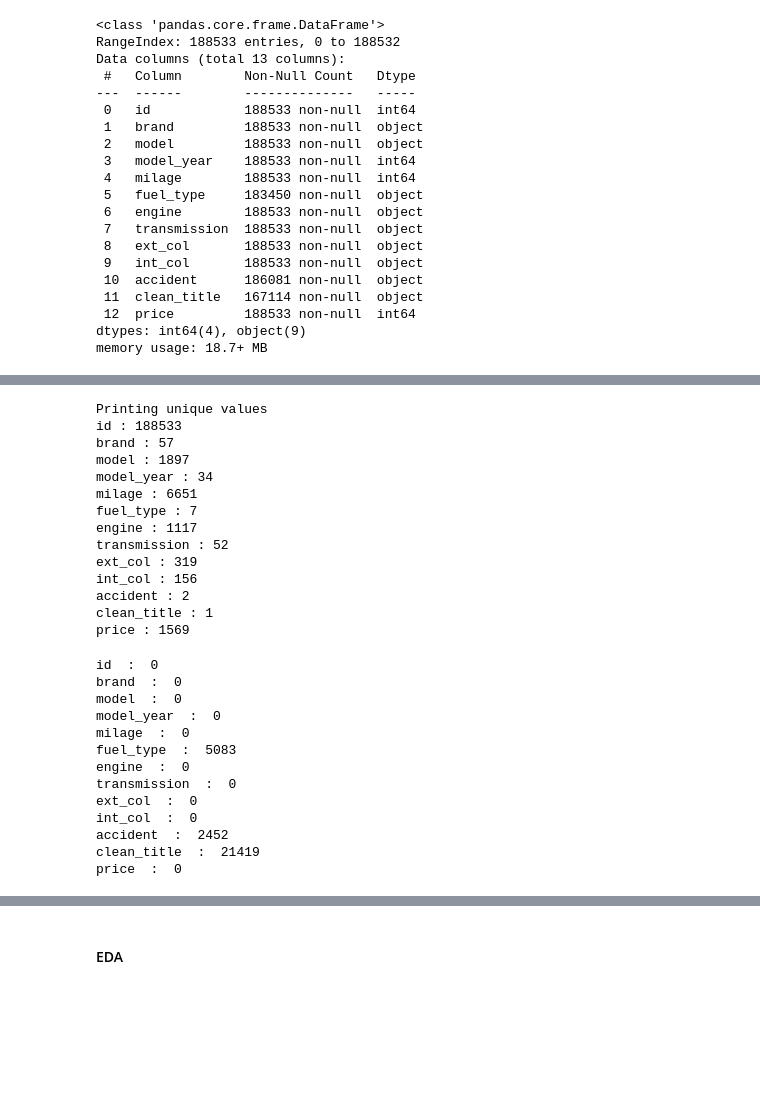
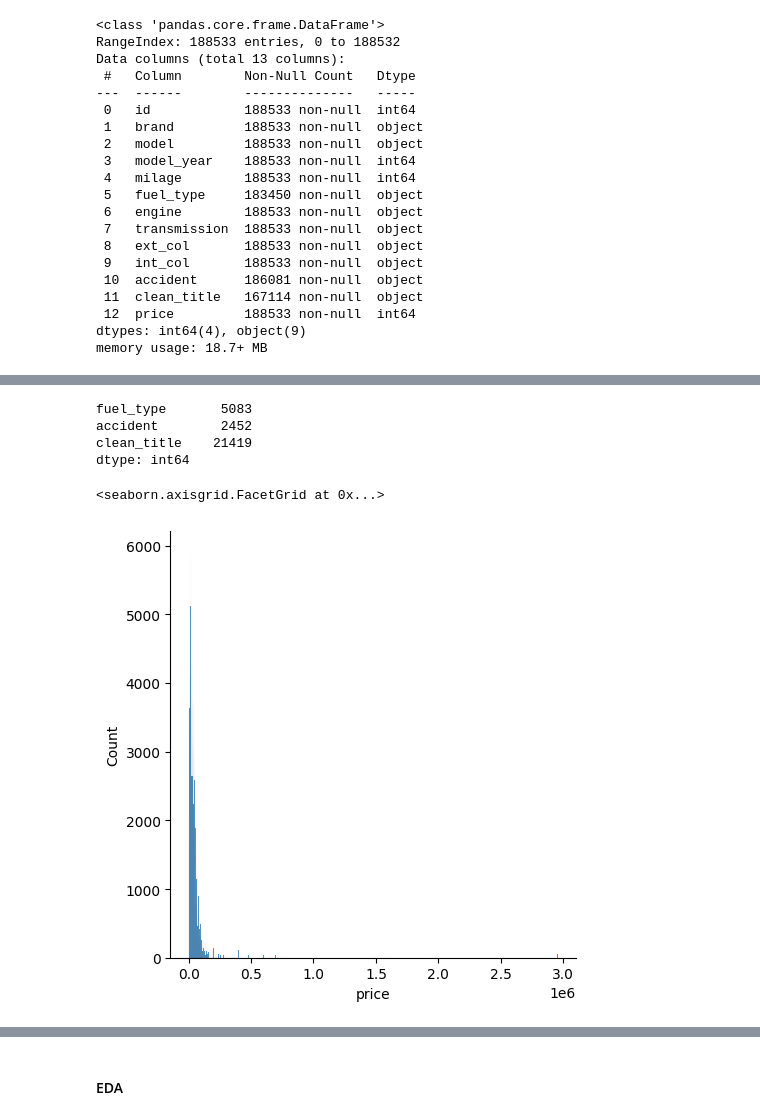
Before and after one commit to soham-bhagwat/Data-Analysis-EDA, a Jupyter notebook: competition-notebook.ipynb, the cells around one changed output, grey strips where cells are left out. Saved outputs shown, nothing was run; the diff lists cells and outputs as text; code cells hidden in the pictures; blank space fills up the shorter version.

Commit message:
Kaggle Notebook | Competition Notebook  | Version 5

```diff
--- a/competition-notebook.ipynb
+++ b/competition-notebook.ipynb
@@ -23,6 +16,5 @@ for dirname, _, filenames in os.walk('/kaggle/input'):
 /kaggle/input/playground-series-s4e9/train.csv
 /kaggle/input/playground-series-s4e9/test.csv
 # %%
-df = pd.read_csv('/kaggle/input/playground-series-s4e9/train.csv')
+train_df = pd.read_csv('/kaggle/input/playground-series-s4e9/train.csv')
 test_df = pd.read_csv('/kaggle/input/playground-series-s4e9/test.csv')
-df.head()
@@ -80,33 +65,16 @@ def get_unique_vals(df):
-# %%
-get_unique_vals(df)
-# %% [output]
-Printing unique values
-id : 188533
-brand : 57
-model : 1897
-model_year : 34
-milage : 6651
-fuel_type : 7
-engine : 1117
-transmission : 52
-ext_col : 319
-int_col : 156
-accident : 2
-clean_title : 1
-price : 1569
-# %%
-get_missing_val(df)
-# %% [output]
-id  :  0
-brand  :  0
-model  :  0
-model_year  :  0
-milage  :  0
-fuel_type  :  5083
-engine  :  0
-transmission  :  0
-ext_col  :  0
-int_col  :  0
-accident  :  2452
-clean_title  :  21419
-price  :  0
+# %%
+null_stats = train_df.isnull().sum(axis=0)
+null_stats[null_stats != 0]
+# %% [output]
+fuel_type       5083
+accident        2452
+clean_title    21419
+dtype: int64
+# %%
+train_df.fillna('missing', inplace=True)
+test_df.fillna('missing', inplace=True)
+# %%
+sns.displot(data = train_df,x = 'price' )
+# %% [output]
+<seaborn.axisgrid.FacetGrid at 0x...>
+[figure, added]
```
Also changed, not shown: parts of 24 cells of this notebook.
